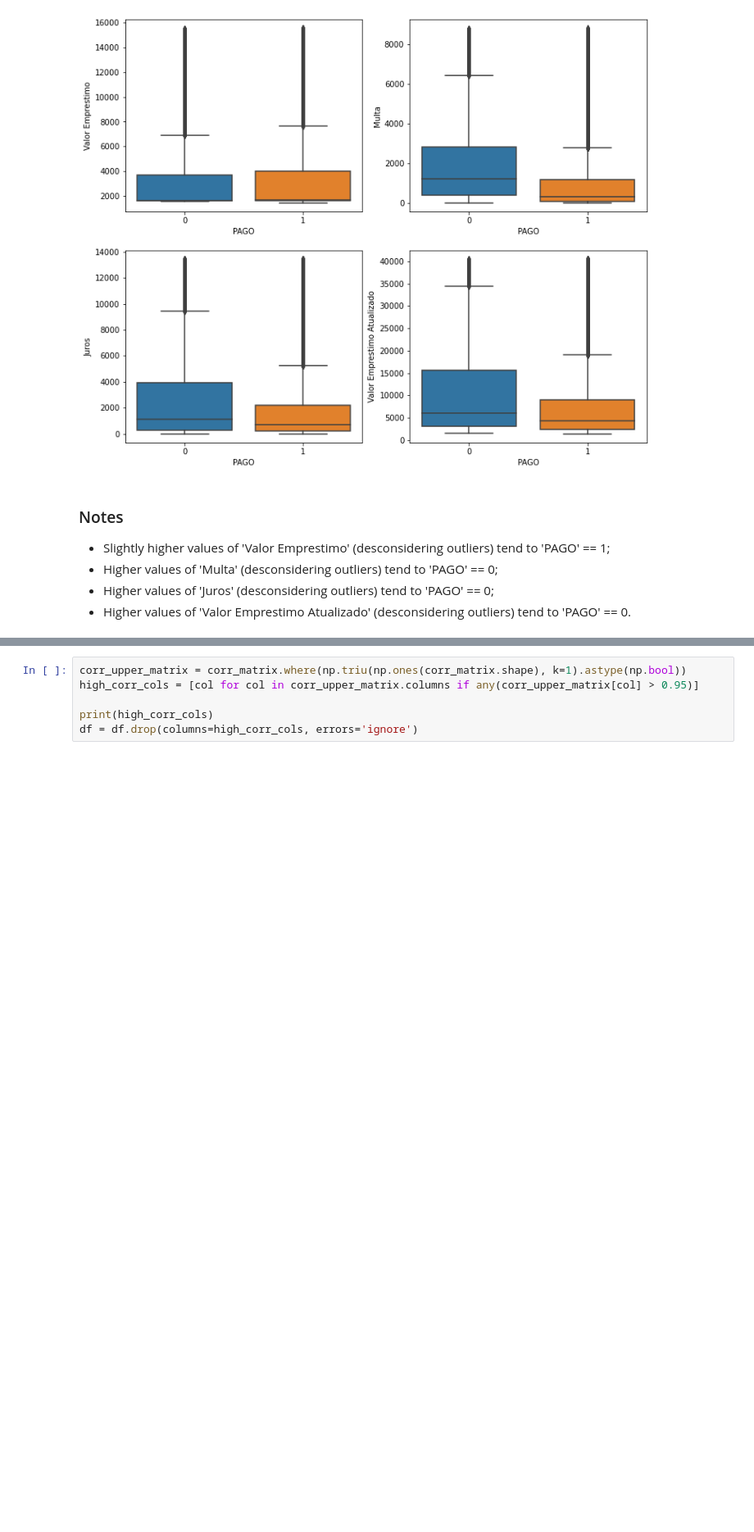
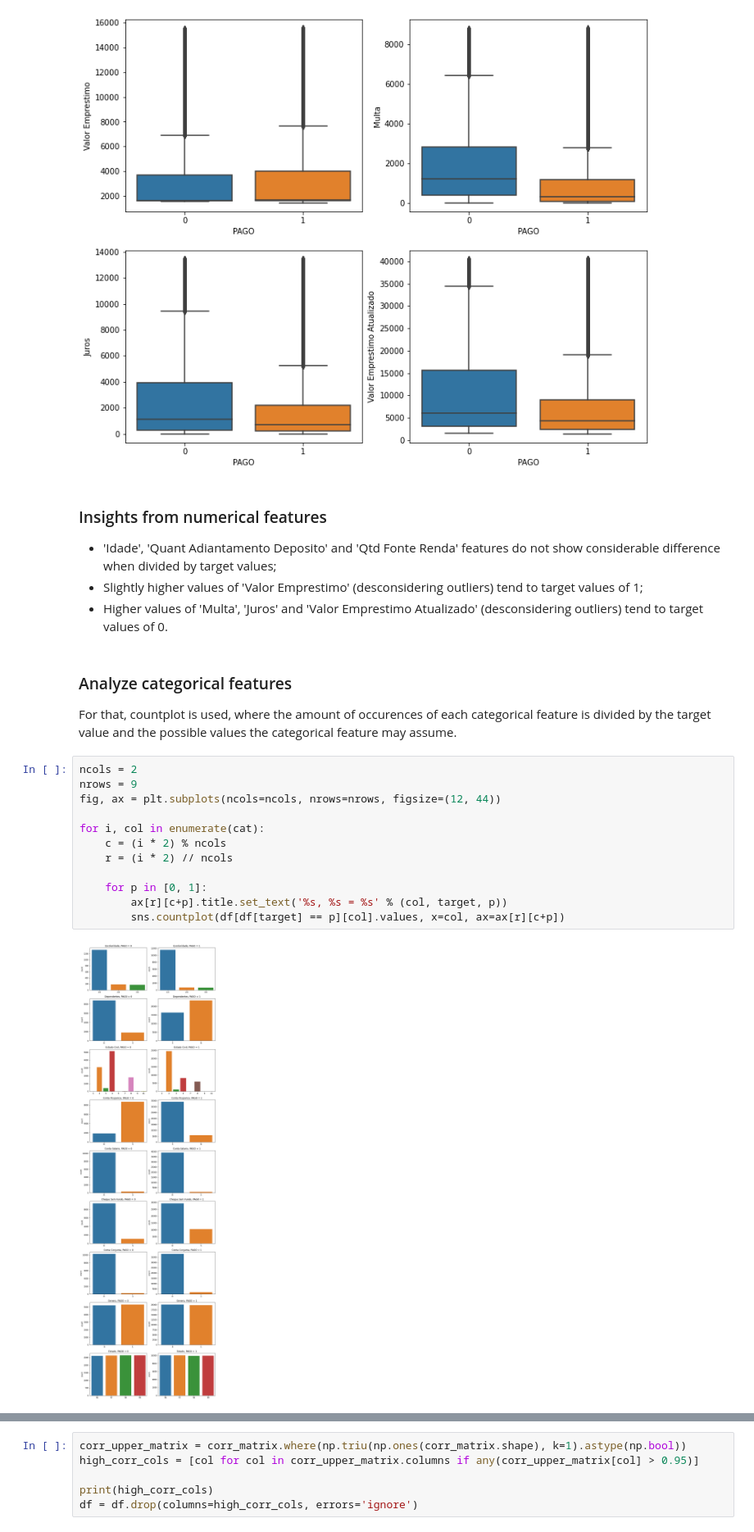
Before and after one commit to rrbarioni/credit-risk-analysis, a Jupyter notebook: src/credit_risk_analysis.ipynb, the cells around one changed output, grey strips where cells are left out. Shown at 82% size. Cells and saved outputs as stored; diff of their text form; blank space fills up the shorter version.

```diff
--- a/src/credit_risk_analysis.ipynb
+++ b/src/credit_risk_analysis.ipynb
@@ -221,9 +267,26 @@ for i, col in enumerate(['Valor Emprestimo', 'Multa', 'Juros', 'Valor Emprestimo
 # %% [output]
 [figure]
 # %% [markdown]
-### Notes
+### Insights from numerical features
 
-- Slightly higher values of 'Valor Emprestimo' (desconsidering outliers) tend to 'PAGO' == 1;
-- Higher values of 'Multa' (desconsidering outliers) tend to 'PAGO' == 0;
-- Higher values of 'Juros' (desconsidering outliers) tend to 'PAGO' == 0;
-- Higher values of 'Valor Emprestimo Atualizado' (desconsidering outliers) tend to 'PAGO' == 0.
+- 'Idade', 'Quant Adiantamento Deposito' and 'Qtd Fonte Renda' features do not show considerable difference when divided by target values;
+- Slightly higher values of 'Valor Emprestimo' (desconsidering outliers) tend to target values of 1;
+- Higher values of 'Multa', 'Juros' and 'Valor Emprestimo Atualizado' (desconsidering outliers) tend to target values of 0.
+# %% [markdown]
+### Analyze categorical features
+
+For that, countplot is used, where the amount of occurences of each categorical feature is divided by the target value and the possible values the categorical feature may assume.
+# %%
+ncols = 2
+nrows = 9
+fig, ax = plt.subplots(ncols=ncols, nrows=nrows, figsize=(12, 44))
+
+for i, col in enumerate(cat):
+    c = (i * 2) % ncols
+    r = (i * 2) // ncols
+
+    for p in [0, 1]:
+        ax[r][c+p].title.set_text('%s, %s = %s' % (col, target, p))
+        sns.countplot(df[df[target] == p][col].values, x=col, ax=ax[r][c+p])
+# %% [output]
+[figure, added]
```
Also changed, not shown: parts of 39 cells of this notebook.
